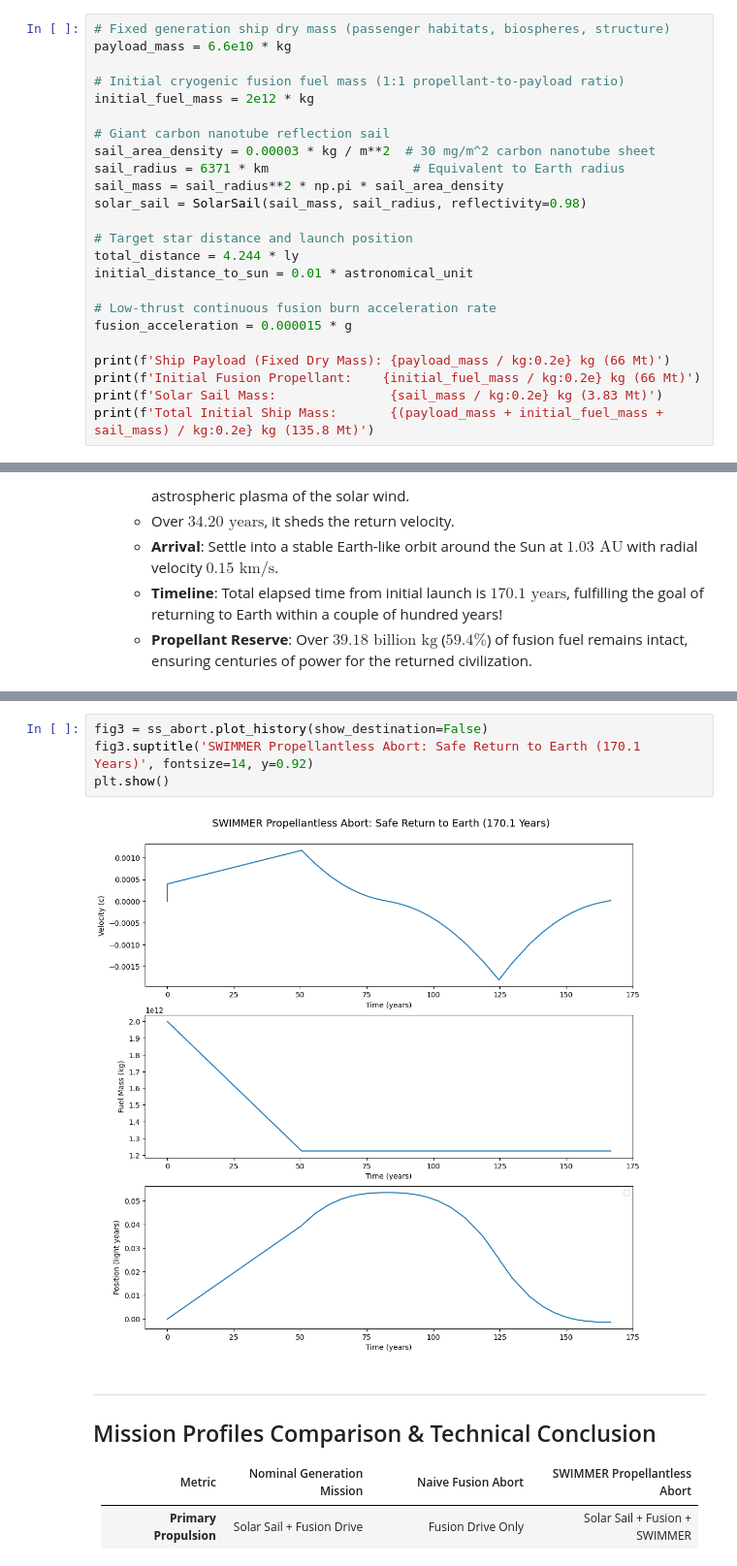
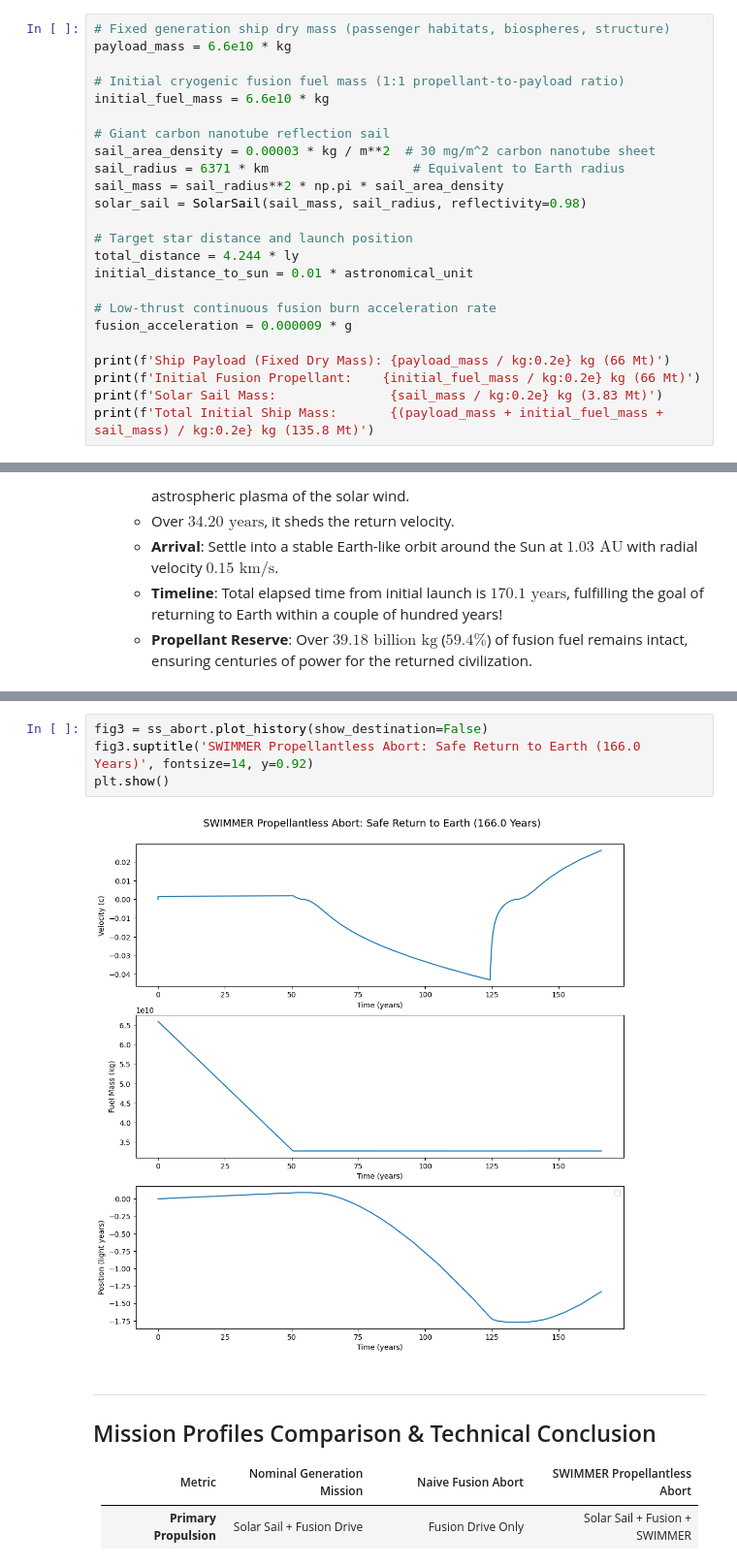
Before and after one commit to QEDan/interstellar_mission_planning, a Jupyter notebook: notebooks/Inertia_Ship.ipynb, the cells around one changed output, grey strips where cells are left out. Shown at 97% size. Drawn from its saved outputs; the diff is of its cells as text.

Commit message:
Fixed fusion deceleration bug. Re-worked Inertia plan.

```diff
--- a/notebooks/Inertia_Ship.ipynb
+++ b/notebooks/Inertia_Ship.ipynb
@@ -93,7 +93,7 @@ This dry mass represents the non-negotiable living systems required for long-ter
 payload_mass = 6.6e10 * kg
 
 # Initial cryogenic fusion fuel mass (1:1 propellant-to-payload ratio)
-initial_fuel_mass = 2e12 * kg
+initial_fuel_mass = 6.6e10 * kg
 
 # Giant carbon nanotube reflection sail
 sail_area_density = 0.00003 * kg / m**2  # 30 mg/m^2 carbon nanotube sheet
@@ -106,7 +106,7 @@ total_distance = 4.244 * ly
 initial_distance_to_sun = 0.01 * astronomical_unit
 
 # Low-thrust continuous fusion burn acceleration rate
-fusion_acceleration = 0.000015 * g
+fusion_acceleration = 0.000009 * g
 
 print(f'Ship Payload (Fixed Dry Mass): {payload_mass / kg:0.2e} kg (66 Mt)')
 print(f'Initial Fusion Propellant:    {initial_fuel_mass / kg:0.2e} kg (66 Mt)')
@@ -364,9 +364,9 @@ year 166.0 - Finished swimming. velocity 4272.8190162464825 m/s. Swimming time w
 # %%
 fig3 = ss_abort.plot_history(show_destination=False)
-fig3.suptitle('SWIMMER Propellantless Abort: Safe Return to Earth (170.1 Years)', fontsize=14, y=0.92)
+fig3.suptitle('SWIMMER Propellantless Abort: Safe Return to Earth (166.0 Years)', fontsize=14, y=0.92)
 plt.show()
 # %% [output]
-[figure, old version]
+[figure, new version]
 # %% [markdown]
 ---
 ## Mission Profiles Comparison & Technical Conclusion
```
Also changed, not shown: parts of 9 cells of this notebook, 2 other files.
